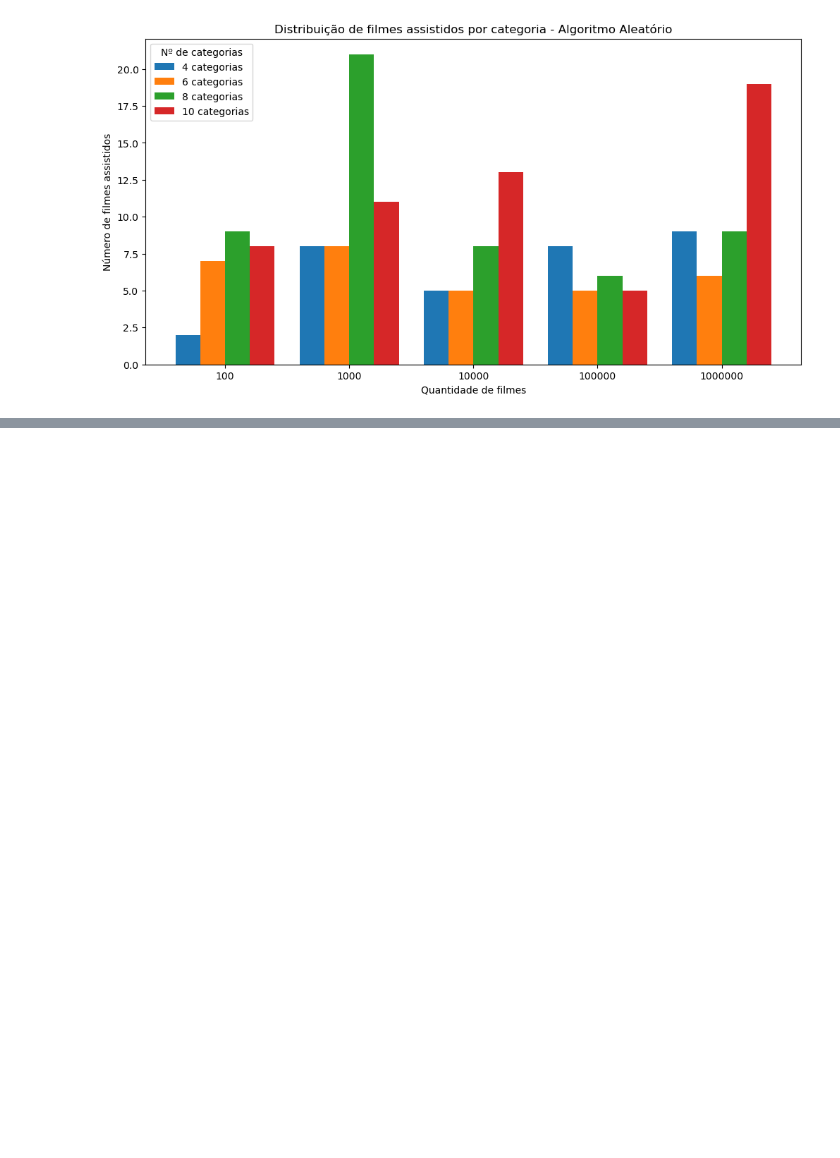
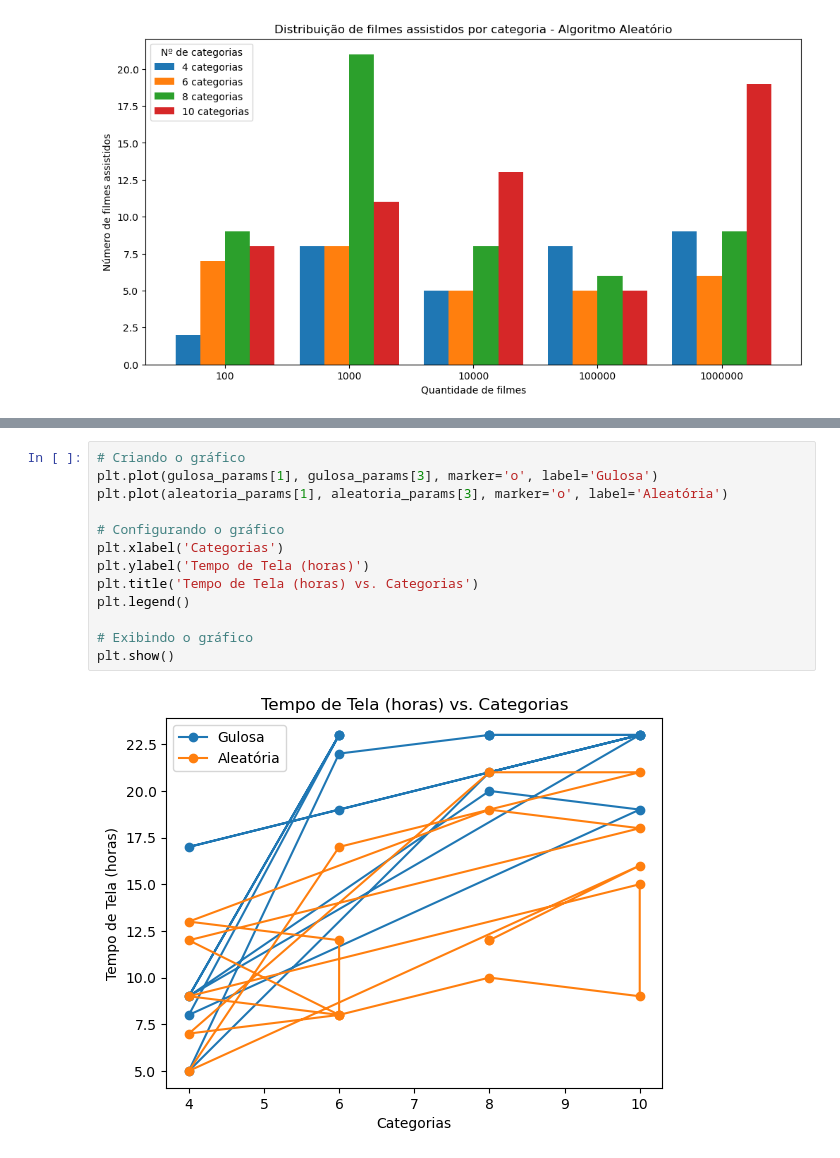
Before and after one commit to lucamelao/SuperComp-Project, a Jupyter notebook: RelatorioParcial.ipynb, the cells around one changed output, grey strips where cells are left out. Drawn from its saved outputs; the diff is of its cells as text; blank space fills up the shorter version.

```diff
--- a/RelatorioParcial.ipynb
+++ b/RelatorioParcial.ipynb
@@ -437,3 +452,18 @@ plot_filmes_assistidos_por_categoria("Distribuição de filmes assistidos por ca
+# %%
+# Criando o gráfico
+plt.plot(gulosa_params[1], gulosa_params[3], marker='o', label='Gulosa')
+plt.plot(aleatoria_params[1], aleatoria_params[3], marker='o', label='Aleatória')
+
+# Configurando o gráfico
+plt.xlabel('Categorias')
+plt.ylabel('Tempo de Tela (horas)')
+plt.title('Tempo de Tela (horas) vs. Categorias')
+plt.legend()
+
+# Exibindo o gráfico
+plt.show()
+# %% [output]
+[figure, added]
 # %%
 import matplotlib.pyplot as plt
 from mpl_toolkits.mplot3d import Axes3D
```
Also changed, not shown: parts of 8 cells of this notebook, 1 other file.
